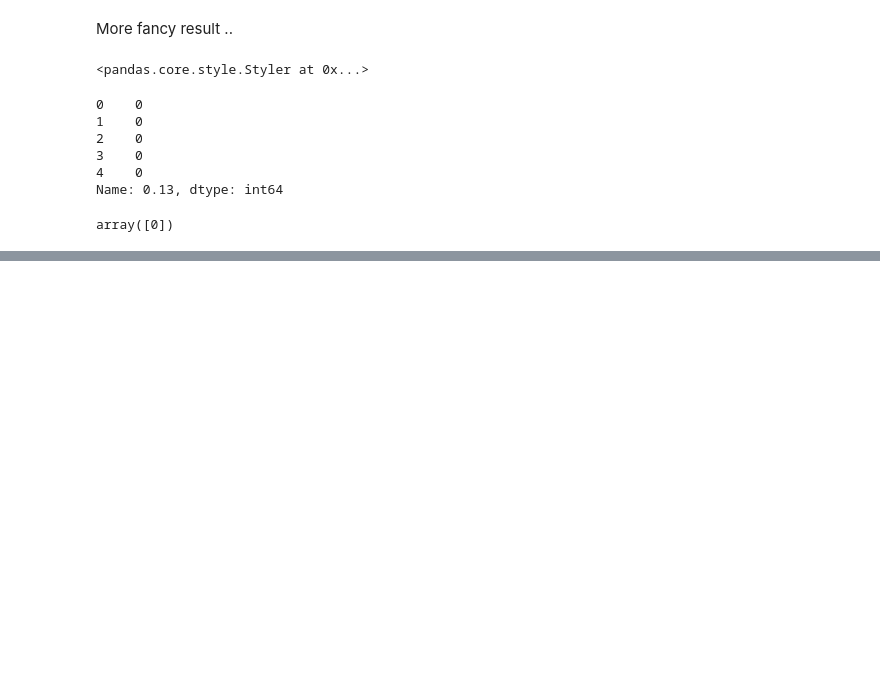
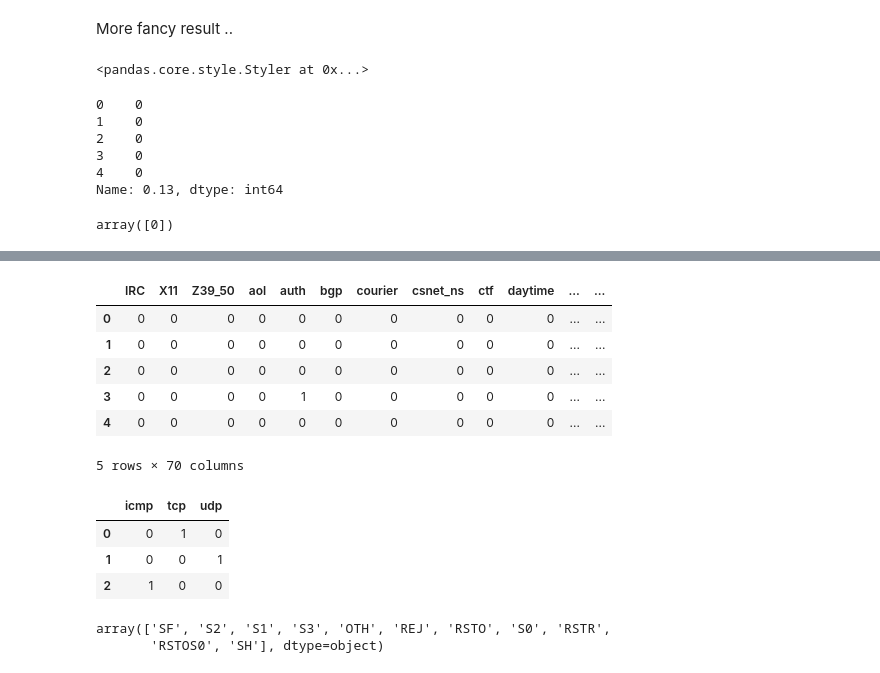
Before and after one commit to EAboelhamd/Myown_DeepLearning_Practice, a Jupyter notebook: KDD_introsion_detection/KDD_intrusion_detection.ipynb, the cells around one changed output, grey strips where cells are left out. Drawn from its saved outputs; the diff is of its cells as text; code cells hidden in the pictures; blank space fills up the shorter version.

```diff
--- a/KDD_introsion_detection/KDD_intrusion_detection.ipynb
+++ b/KDD_introsion_detection/KDD_intrusion_detection.ipynb
@@ -300,0 +325,24 @@ array([0])
+# %%
+http_ = pd.get_dummies(df['http'].unique())
+http_.head()
+# %% [output]
+|  | IRC | X11 | Z39_50 | aol | auth | bgp | courier | csnet_ns | ctf | daytime | ... | ... |
+| 0 | 0 | 0 | 0 | 0 | 0 | 0 | 0 | 0 | 0 | 0 | ... | ... |
+| 1 | 0 | 0 | 0 | 0 | 0 | 0 | 0 | 0 | 0 | 0 | ... | ... |
+| 2 | 0 | 0 | 0 | 0 | 0 | 0 | 0 | 0 | 0 | 0 | ... | ... |
+| 3 | 0 | 0 | 0 | 0 | 1 | 0 | 0 | 0 | 0 | 0 | ... | ... |
+| 4 | 0 | 0 | 0 | 0 | 0 | 0 | 0 | 0 | 0 | 0 | ... | ... |
+5 rows × 70 columns
+# %%
+tcp_ = pd.get_dummies(df['tcp'].unique())
+tcp_.head()
+# %% [output]
+|  | icmp | tcp | udp |
+| 0 | 0 | 1 | 0 |
+| 1 | 0 | 0 | 1 |
+| 2 | 1 | 0 | 0 |
+# %%
+df['SF'].unique()
+# %% [output]
+array(['SF', 'S2', 'S1', 'S3', 'OTH', 'REJ', 'RSTO', 'S0', 'RSTR',
+       'RSTOS0', 'SH'], dtype=object)
```
Also changed, not shown: parts of 17 cells of this notebook, 1 other file.
